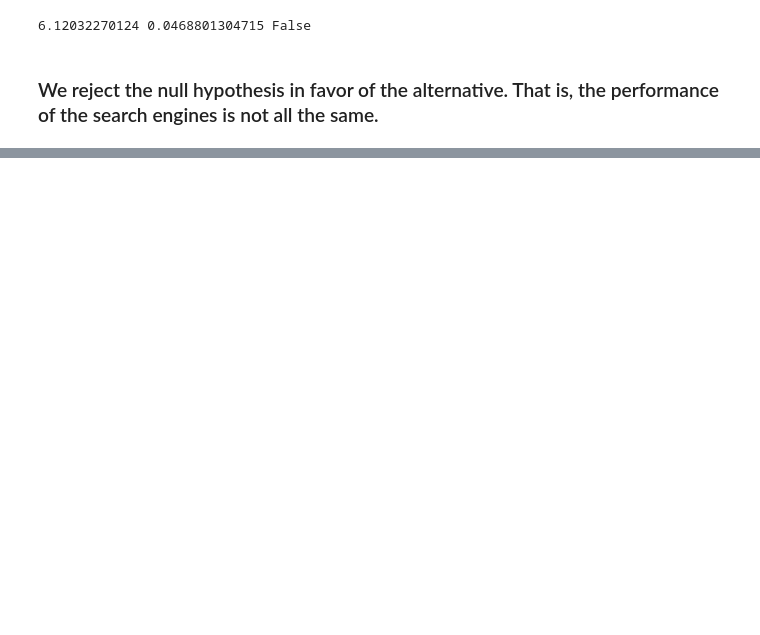
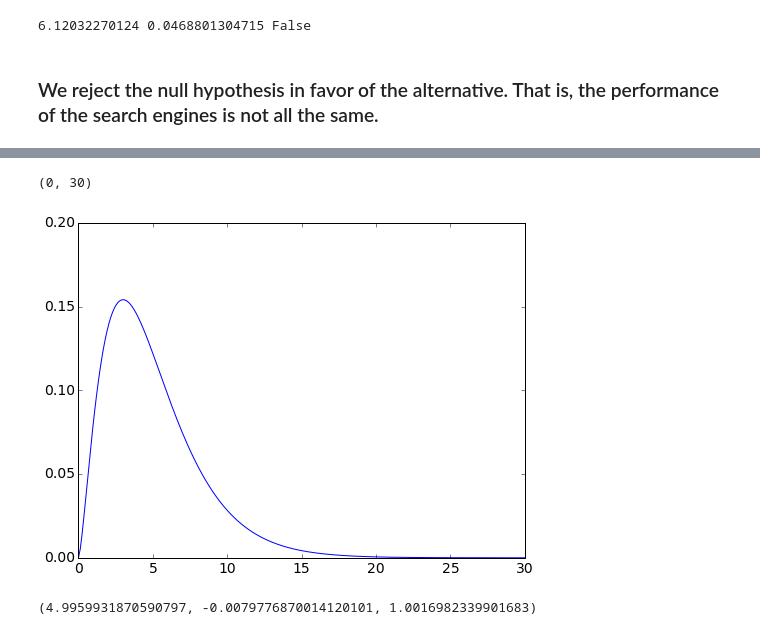
Before and after one commit to jhalverson/data_science, a Jupyter notebook: probability_and_statistics/chi_square.ipynb, the cells around one changed output, grey strips where cells are left out. Cells and saved outputs as stored; diff of their text form; code cells hidden in the pictures; blank space fills up the shorter version.

```diff
--- a/probability_and_statistics/chi_square.ipynb
+++ b/probability_and_statistics/chi_square.ipynb
@@ -167,0 +181,15 @@ print chi_sq, p_value, p_value > 0.05
+# %%
+from scipy.special import gamma
+df = 5
+y = [1 / (2.0*gamma(df/2.0)) * (x/2.0)**(df/2.0-1) * np.exp(-x/2.0) for x in np.linspace(0, 30, num=250)]
+plt.plot(np.linspace(0, 30, num=250), y)
+plt.ylim(0, 0.2)
+plt.xlim(0, 30)
+# %% [output]
+(0, 30)
+[figure, added]
+# %%
+shape, loc, scale = chi2.fit(Q)
+shape, loc, scale
+# %% [output]
+(4.9959931870590797, -0.0079776870014120101, 1.0016982339901683)
```
Also changed, not shown: parts of 6 cells of this notebook.
